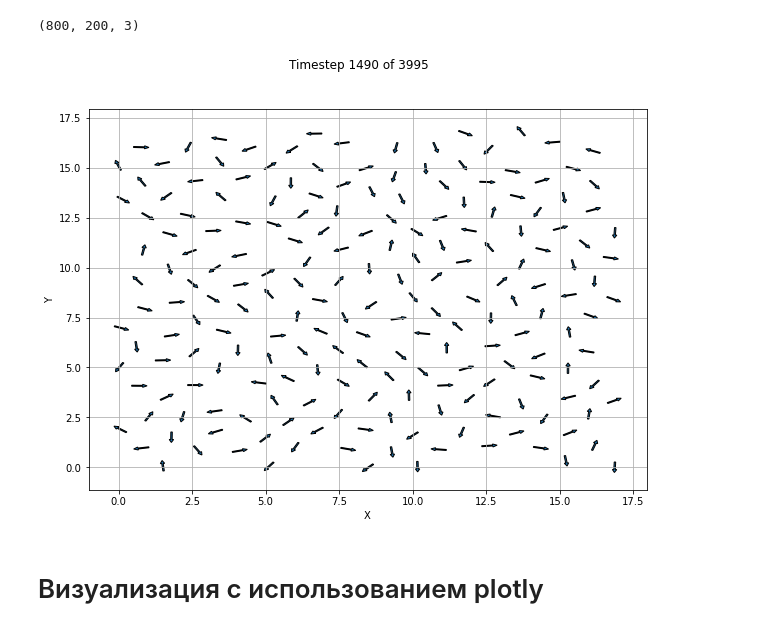
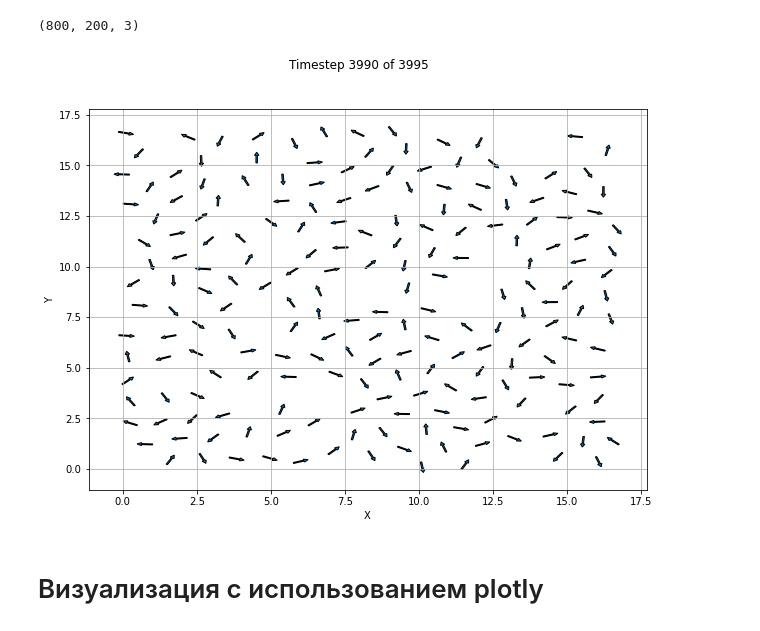
Before and after one commit to OksanichenkoFedor/dipole, a Jupyter notebook: scripts/Dipole_handler.ipynb, the cells around one changed output. Cells and saved outputs as stored; diff of their text form; code cells hidden in the pictures.

```diff
--- a/scripts/Dipole_handler.ipynb
+++ b/scripts/Dipole_handler.ipynb
@@ -25,8 +23,8 @@ curr_dict["coords"].shape
 # %% [output]
 (800, 200, 3)
 # %%
-plot(curr_dict,1490)
+plot(curr_dict,3990)
 # %% [output]
-[figure, old version]
+[figure, new version]
 # %% [markdown]
 # Визуализация с использованием plotly
```
Also changed, not shown: parts of 6 cells of this notebook, 4 other files.
